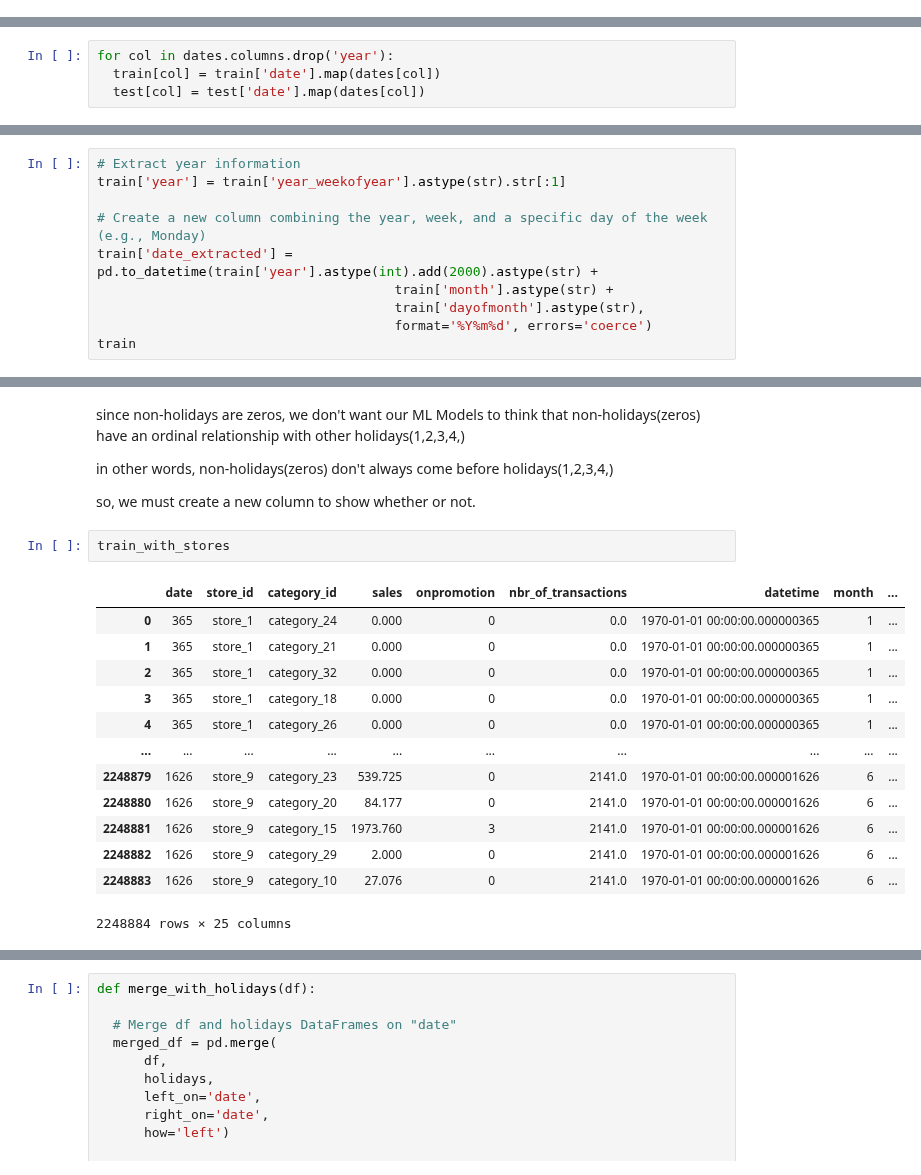
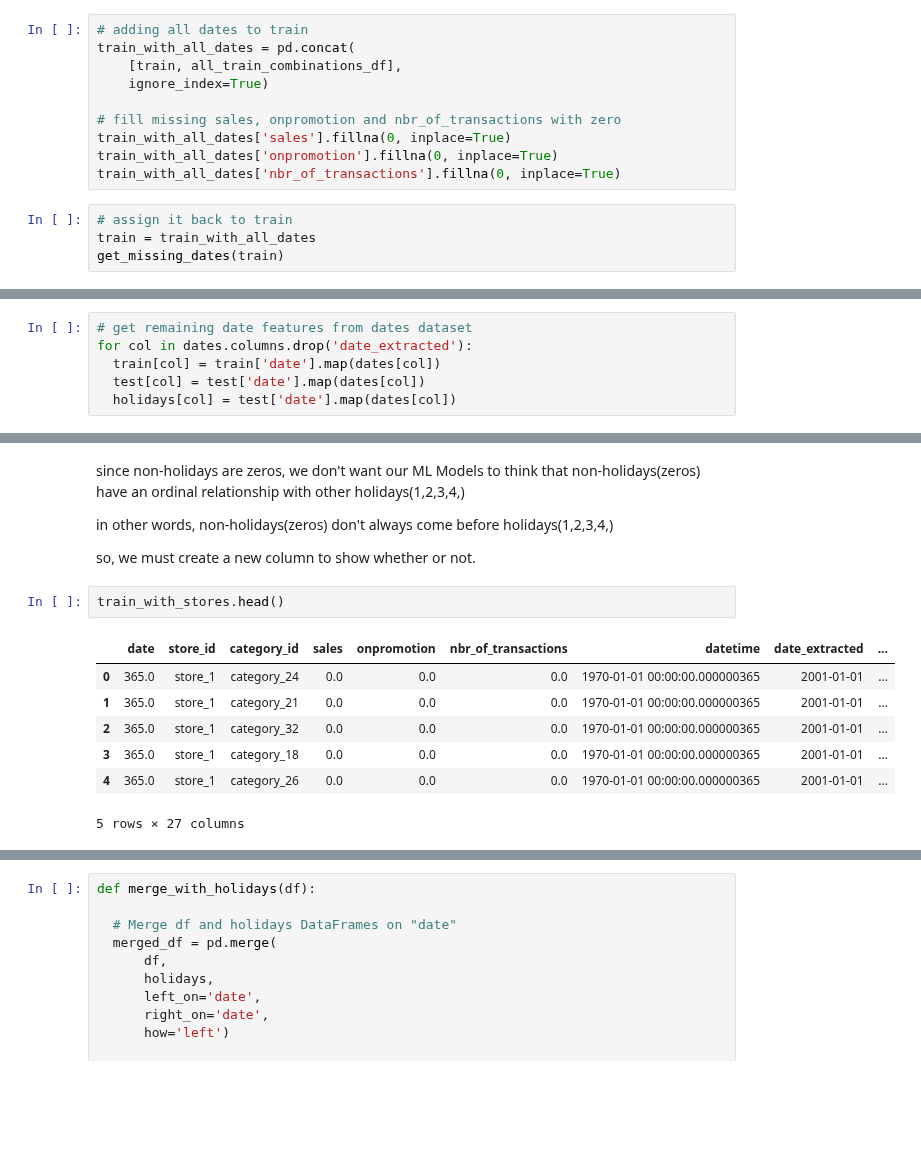
Before and after one commit to ikoghoemmanuell/Grocery-Store-Forecasting-Challenge-For-Azubian, a Jupyter notebook: dev/notebooks/sales.ipynb, the cells around one changed output, grey strips where cells are left out. Drawn from its saved outputs; the diff is of its cells as text; blank space fills up the shorter version.

Commit message:
fixed dates and remerged data

```diff
--- a/dev/notebooks/sales.ipynb
+++ b/dev/notebooks/sales.ipynb
@@ -575,0 +657,14 @@ Index(['month', 'dayofmonth', 'dayofweek', 'dayofyear', 'weekofyear',
+# %%
+# adding all dates to train
+train_with_all_dates = pd.concat(
+    [train, all_train_combinations_df],
+    ignore_index=True)
+
+# fill missing sales, onpromotion and nbr_of_transactions with zero
+train_with_all_dates['sales'].fillna(0, inplace=True)
+train_with_all_dates['onpromotion'].fillna(0, inplace=True)
+train_with_all_dates['nbr_of_transactions'].fillna(0, inplace=True)
+# %%
+# assign it back to train
+train = train_with_all_dates
+get_missing_dates(train)
@@ -576,7 +675,9 @@ Index(['month', 'dayofmonth', 'dayofweek', 'dayofyear', 'weekofyear',
 # %%
-for col in dates.columns.drop('year'):
+# get remaining date features from dates dataset
+for col in dates.columns.drop('date_extracted'):
   train[col] = train['date'].map(dates[col])
   test[col] = test['date'].map(dates[col])
+  holidays[col] = test['date'].map(dates[col])
 # %%
 train.columns
 # %% [output]
@@ -588,11 +690 @@ Index(['date', 'store_id', 'category_id', 'sales', 'onpromotion',
       dtype='object')
-# %%
-# Extract year information
-train['year'] = train['year_weekofyear'].astype(str).str[:1]
-
-# Create a new column combining the year, week, and a specific day of the week (e.g., Monday)
-train['date_extracted'] = pd.to_datetime(train['year'].astype(int).add(2000).astype(str) +
-                                      train['month'].astype(str) +
-                                      train['dayofmonth'].astype(str),
-                                      format='%Y%m%d', errors='coerce')
-train
@@ -733,19 +767,13 @@ in other words, non-holidays(zeros) don't always come before holidays(1,2,3,4,)
 
 so, we must create a new column to show whether or not.
 # %%
-train_with_stores
+train_with_stores.head()
 # %% [output]
-|  | date | store_id | category_id | sales | onpromotion | nbr_of_transactions | datetime | month | ... |
-| 0 | 365 | store_1 | category_24 | 0.000 | 0 | 0.0 | 1970-01-01 00:00:00.000000365 | 1 | ... |
-| 1 | 365 | store_1 | category_21 | 0.000 | 0 | 0.0 | 1970-01-01 00:00:00.000000365 | 1 | ... |
-| 2 | 365 | store_1 | category_32 | 0.000 | 0 | 0.0 | 1970-01-01 00:00:00.000000365 | 1 | ... |
-| 3 | 365 | store_1 | category_18 | 0.000 | 0 | 0.0 | 1970-01-01 00:00:00.000000365 | 1 | ... |
-| 4 | 365 | store_1 | category_26 | 0.000 | 0 | 0.0 | 1970-01-01 00:00:00.000000365 | 1 | ... |
-| ... | ... | ... | ... | ... | ... | ... | ... | ... | ... |
-| 2248879 | 1626 | store_9 | category_23 | 539.725 | 0 | 2141.0 | 1970-01-01 00:00:00.000001626 | 6 | ... |
-| 2248880 | 1626 | store_9 | category_20 | 84.177 | 0 | 2141.0 | 1970-01-01 00:00:00.000001626 | 6 | ... |
-| 2248881 | 1626 | store_9 | category_15 | 1973.760 | 3 | 2141.0 | 1970-01-01 00:00:00.000001626 | 6 | ... |
-| 2248882 | 1626 | store_9 | category_29 | 2.000 | 0 | 2141.0 | 1970-01-01 00:00:00.000001626 | 6 | ... |
-| 2248883 | 1626 | store_9 | category_10 | 27.076 | 0 | 2141.0 | 1970-01-01 00:00:00.000001626 | 6 | ... |
+|  | date | store_id | category_id | sales | onpromotion | nbr_of_transactions | datetime | date_extracted | ... |
+| 0 | 365.0 | store_1 | category_24 | 0.0 | 0.0 | 0.0 | 1970-01-01 00:00:00.000000365 | 2001-01-01 | ... |
+| 1 | 365.0 | store_1 | category_21 | 0.0 | 0.0 | 0.0 | 1970-01-01 00:00:00.000000365 | 2001-01-01 | ... |
+| 2 | 365.0 | store_1 | category_32 | 0.0 | 0.0 | 0.0 | 1970-01-01 00:00:00.000000365 | 2001-01-01 | ... |
+| 3 | 365.0 | store_1 | category_18 | 0.0 | 0.0 | 0.0 | 1970-01-01 00:00:00.000000365 | 2001-01-01 | ... |
+| 4 | 365.0 | store_1 | category_26 | 0.0 | 0.0 | 0.0 | 1970-01-01 00:00:00.000000365 | 2001-01-01 | ... |
-2248884 rows × 25 columns
+5 rows × 27 columns
 # %%
```
Also changed, not shown: parts of 50 cells of this notebook.
